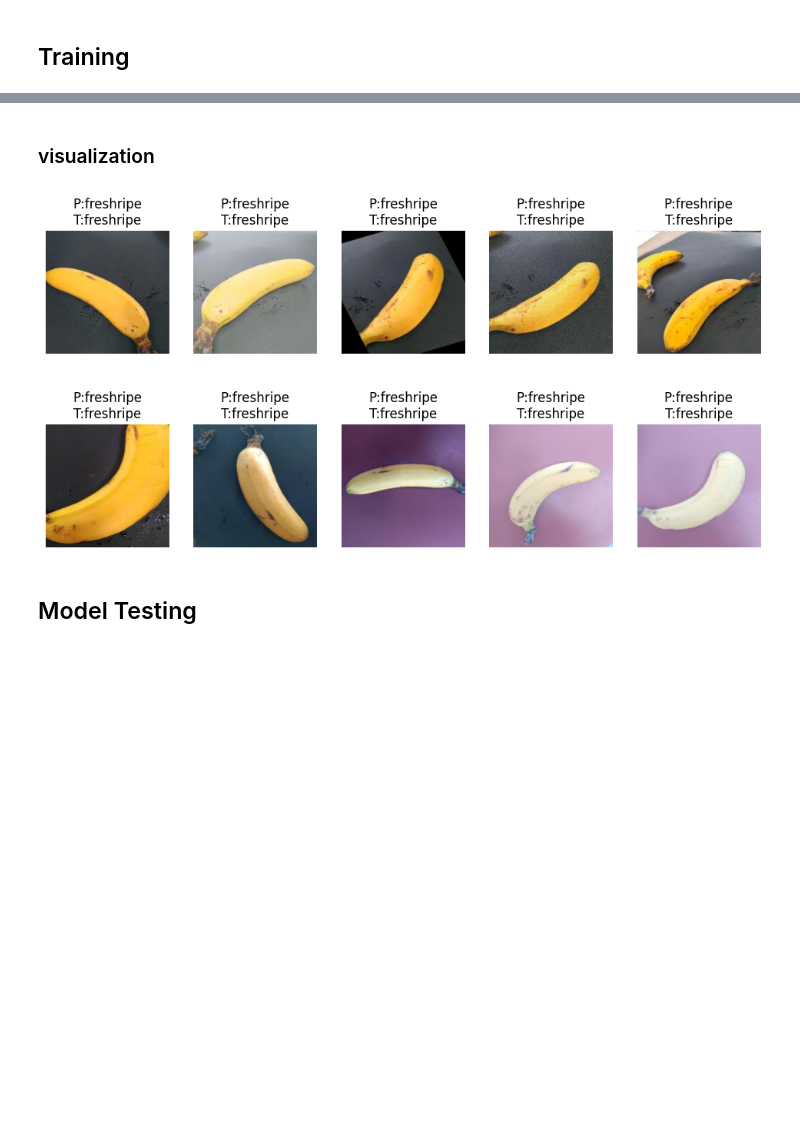
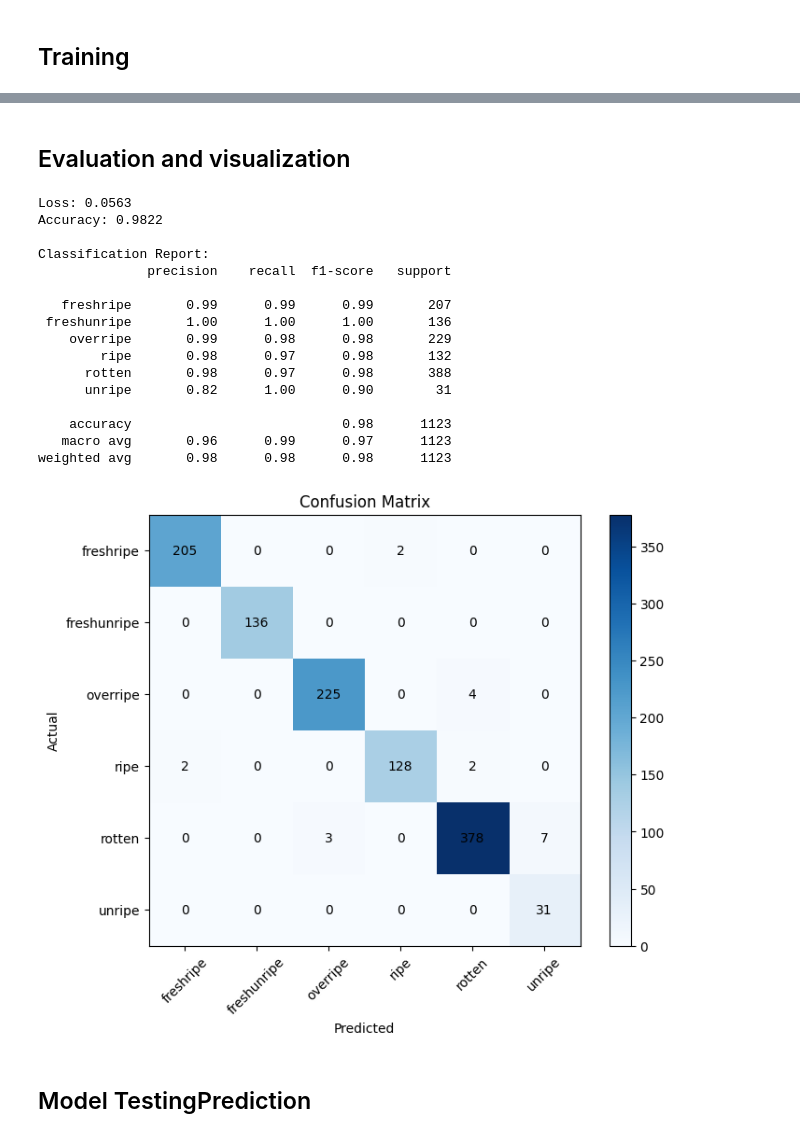
Before and after one commit to Chetan559/Computer-Vision, a Jupyter notebook: Classification/EfficientNet.ipynb, the cells around one changed output, grey strips where cells are left out. Cells and saved outputs as stored; diff of their text form; code cells hidden in the pictures; blank space fills up the shorter version.

```diff
--- a/Classification/EfficientNet.ipynb
+++ b/Classification/EfficientNet.ipynb
@@ -232,0 +248,2 @@ disp.plot()
+# %%
+model_ft = train_model(model_ft, criterion, optimizer_ft, exp_lr_scheduler, num_epochs=10)
@@ -233,21 +275,2 @@ disp.plot()
 # %% [markdown]
-### visualization
+## Evaluation and visualization
-# %%
-images, labels = next(iter(test_loader))
-
-model.eval()
-with torch.no_grad():
-    outputs = model(images.to(device))
-    preds = torch.argmax(outputs, dim=1).cpu()
-
-fig, axes = plt.subplots(2, 5, figsize=(12,6))
-
-for i, ax in enumerate(axes.flat):
-    img = images[i].permute(1,2,0)
-    ax.imshow(img)
-    ax.set_title(f"P:{class_names[preds[i]]}\nT:{class_names[labels[i]]}")
-    ax.axis("off")
-
-plt.show()
-# %% [output]
-[figure, removed]
@@ -254,2 +309,46 @@ plt.show()
+# %%
+def show_metrics(all_preds, all_labels, class_names):
+    print("\nClassification Report:")
+    print(classification_report(all_labels, all_preds, target_names=class_names))
+
+    cm = confusion_matrix(all_labels, all_preds)
+
+    plt.figure(figsize=(8,6))
+    plt.imshow(cm, cmap='Blues')
+    plt.title("Confusion Matrix")
+    plt.colorbar()
+
+    plt.xticks(range(len(class_names)), class_names, rotation=45)
+    plt.yticks(range(len(class_names)), class_names)
+
+    plt.xlabel("Predicted")
+    plt.ylabel("Actual")
+
+    for i in range(len(class_names)):
+        for j in range(len(class_names)):
+            plt.text(j, i, cm[i, j], ha='center', va='center')
+
+    plt.show()
+# %%
+val_preds, val_labels = evaluate_model(model_ft, dataloaders['val'])
+show_metrics(val_preds, val_labels, class_names)
+# %% [output]
+Loss: 0.0563
+Accuracy: 0.9822
+
+Classification Report:
+              precision    recall  f1-score   support
+
+   freshripe       0.99      0.99      0.99       207
+ freshunripe       1.00      1.00      1.00       136
+    overripe       0.99      0.98      0.98       229
+        ripe       0.98      0.97      0.98       132
+      rotten       0.98      0.97      0.98       388
+      unripe       0.82      1.00      0.90        31
+
+    accuracy                           0.98      1123
+   macro avg       0.96      0.99      0.97      1123
+weighted avg       0.98      0.98      0.98      1123
+[figure, added]
 # %% [markdown]
-## Model Testing
+## Model TestingPrediction
```
Also changed, not shown: parts of 46 cells of this notebook, 8 other files.
